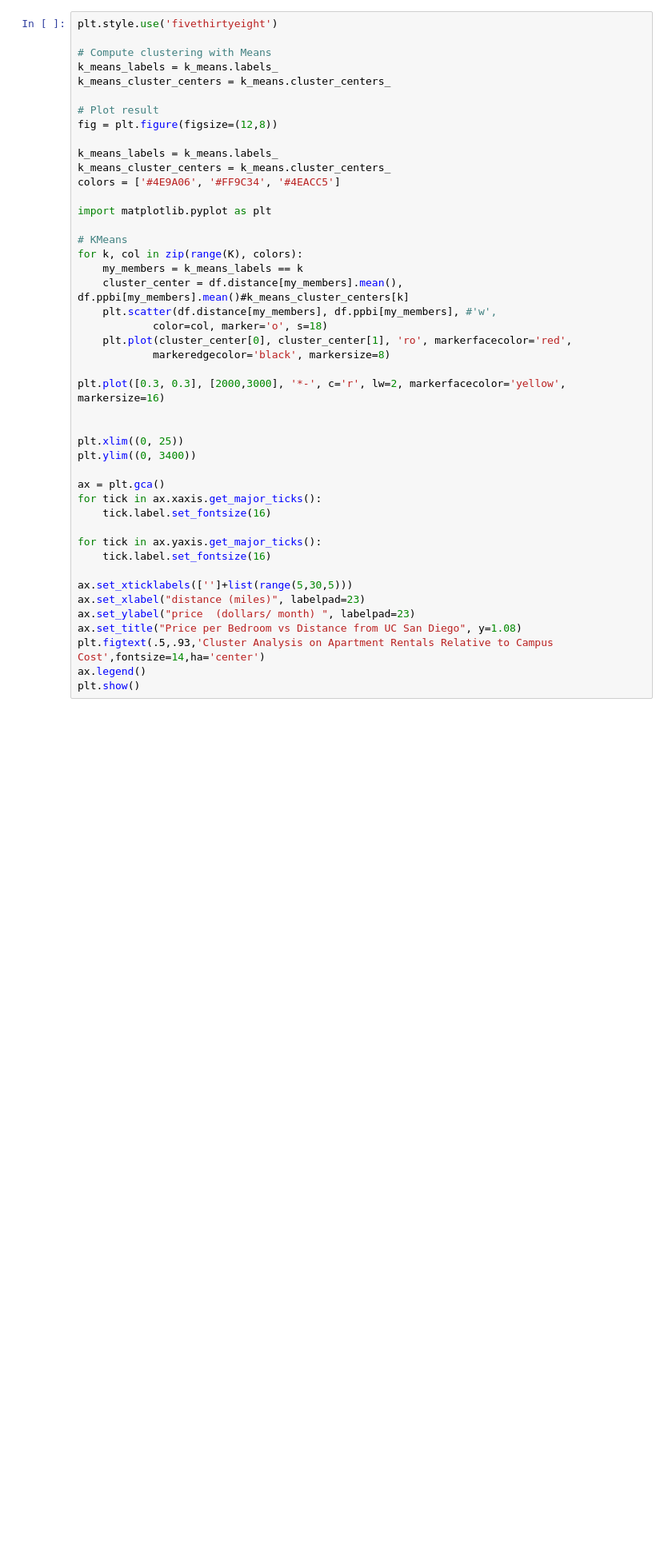
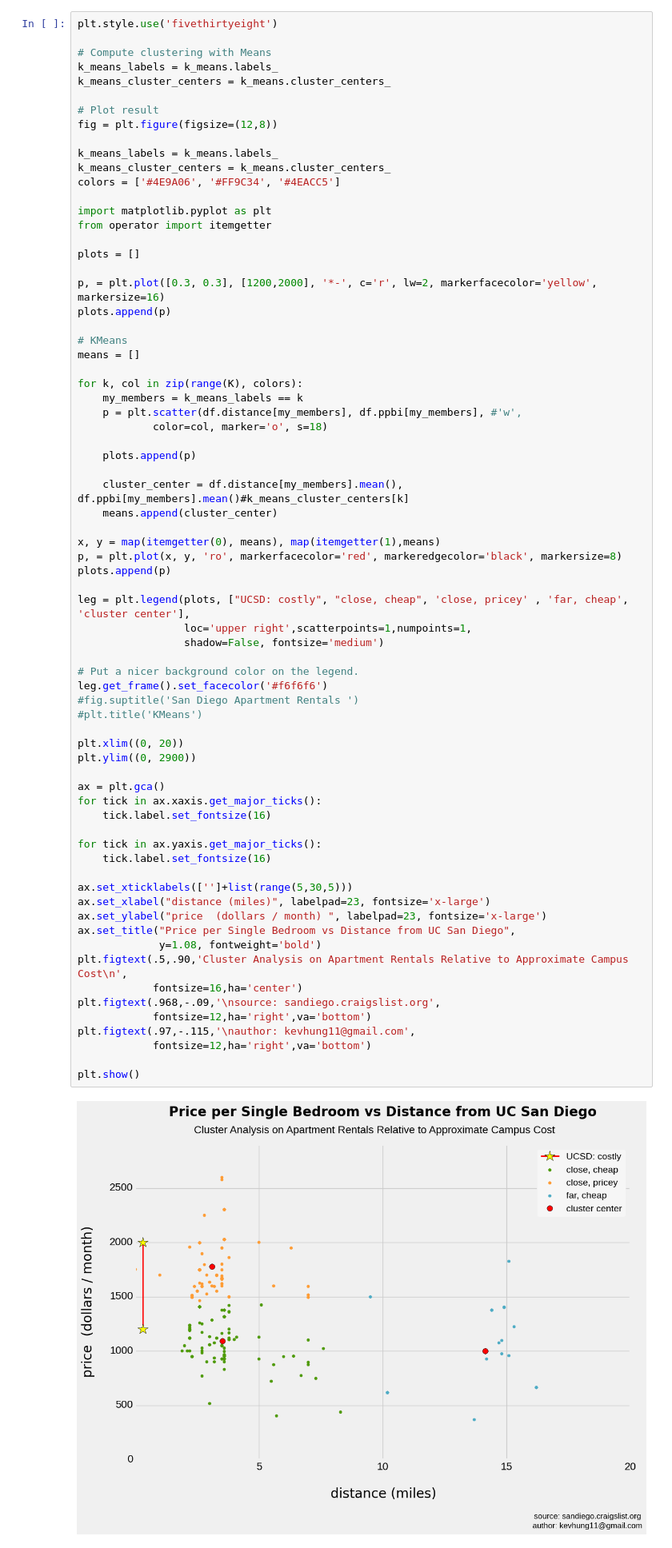
Before and after one commit to kevin11h/triton-housing-analysis, a Jupyter notebook: Housing Analysis for Tritons.ipynb, the cells around one changed output. Shown at 80% size. Drawn from its saved outputs; the diff is of its cells as text; blank space fills up the shorter version.

```diff
--- a/Housing Analysis for Tritons.ipynb
+++ b/Housing Analysis for Tritons.ipynb
@@ -325,45 +328,73 @@ plt.style.use('fivethirtyeight')
 # Compute clustering with Means
 k_means_labels = k_means.labels_
 k_means_cluster_centers = k_means.cluster_centers_
 
 # Plot result
 fig = plt.figure(figsize=(12,8))
 
 k_means_labels = k_means.labels_
 k_means_cluster_centers = k_means.cluster_centers_
 colors = ['#4E9A06', '#FF9C34', '#4EACC5']
 
 import matplotlib.pyplot as plt
+from operator import itemgetter
+
+plots = []
+
+p, = plt.plot([0.3, 0.3], [1200,2000], '*-', c='r', lw=2, markerfacecolor='yellow', markersize=16)
+plots.append(p)
 
 # KMeans
+means = []
+
 for k, col in zip(range(K), colors):
     my_members = k_means_labels == k
+    p = plt.scatter(df.distance[my_members], df.ppbi[my_members], #'w',
+            color=col, marker='o', s=18)
+
+    plots.append(p)
+
     cluster_center = df.distance[my_members].mean(), df.ppbi[my_members].mean()#k_means_cluster_centers[k]
-    plt.scatter(df.distance[my_members], df.ppbi[my_members], #'w',
-            color=col, marker='o', s=18)
-    plt.plot(cluster_center[0], cluster_center[1], 'ro', markerfacecolor='red',
-            markeredgecolor='black', markersize=8)
+    means.append(cluster_center)
 
-plt.plot([0.3, 0.3], [2000,3000], '*-', c='r', lw=2, markerfacecolor='yellow', markersize=16)
+x, y = map(itemgetter(0), means), map(itemgetter(1),means)
+p, = plt.plot(x, y, 'ro', markerfacecolor='red', markeredgecolor='black', markersize=8)
+plots.append(p)
 
+leg = plt.legend(plots, ["UCSD: costly", "close, cheap", 'close, pricey' , 'far, cheap', 'cluster center'],
+                 loc='upper right',scatterpoints=1,numpoints=1,
+                 shadow=False, fontsize='medium')
 
-plt.xlim((0, 25))
-plt.ylim((0, 3400))
+# Put a nicer background color on the legend.
+leg.get_frame().set_facecolor('#f6f6f6')
+#fig.suptitle('San Diego Apartment Rentals ')
+#plt.title('KMeans')
+
+plt.xlim((0, 20))
+plt.ylim((0, 2900))
 
 ax = plt.gca()
 for tick in ax.xaxis.get_major_ticks():
     tick.label.set_fontsize(16)
 
 for tick in ax.yaxis.get_major_ticks():
     tick.label.set_fontsize(16)
 
 ax.set_xticklabels(['']+list(range(5,30,5)))
-ax.set_xlabel("distance (miles)", labelpad=23)
-ax.set_ylabel("price  (dollars/ month) ", labelpad=23)
-ax.set_title("Price per Bedroom vs Distance from UC San Diego", y=1.08)
-plt.figtext(.5,.93,'Cluster Analysis on Apartment Rentals Relative to Campus Cost',fontsize=14,ha='center')
-ax.legend()
+ax.set_xlabel("distance (miles)", labelpad=23, fontsize='x-large')
+ax.set_ylabel("price  (dollars / month) ", labelpad=23, fontsize='x-large')
+ax.set_title("Price per Single Bedroom vs Distance from UC San Diego",
+             y=1.08, fontweight='bold')
+plt.figtext(.5,.90,'Cluster Analysis on Apartment Rentals Relative to Approximate Campus Cost\n',
+            fontsize=16,ha='center')
+plt.figtext(.968,-.09,'\nsource: sandiego.craigslist.org',
+            fontsize=12,ha='right',va='bottom')
+plt.figtext(.97,-.115,'\nauthor: kevhung11@gmail.com',
+            fontsize=12,ha='right',va='bottom')
+
 plt.show()
+# %% [output]
+[figure, added]
 # %%
 kmean_labels_map = {0: 'near-cheap', 1: 'near-expensive', 2: 'far-cheap'}
 df['group'] = map(lambda lab : kmean_labels_map[lab], k_means_labels)
```
Also changed, not shown: parts of 18 cells of this notebook, 3 other files.
